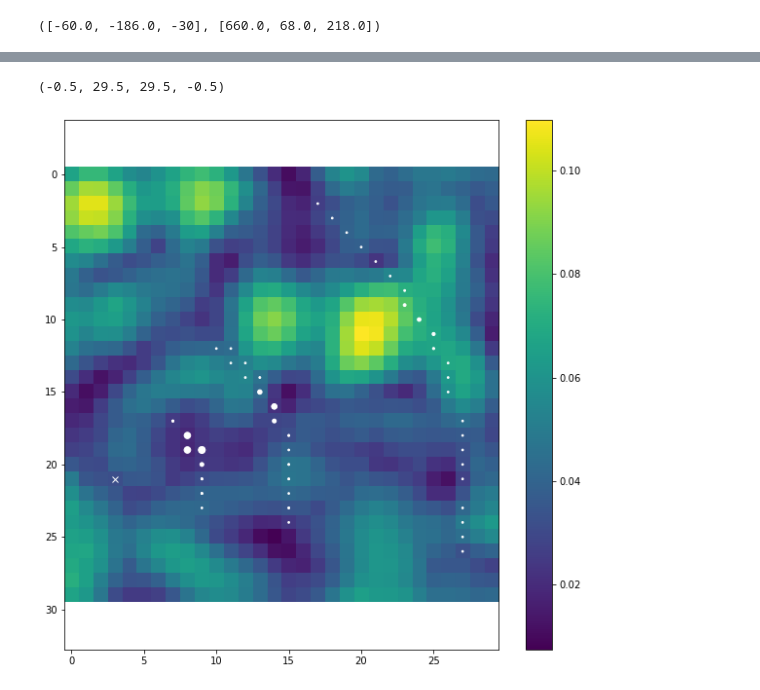
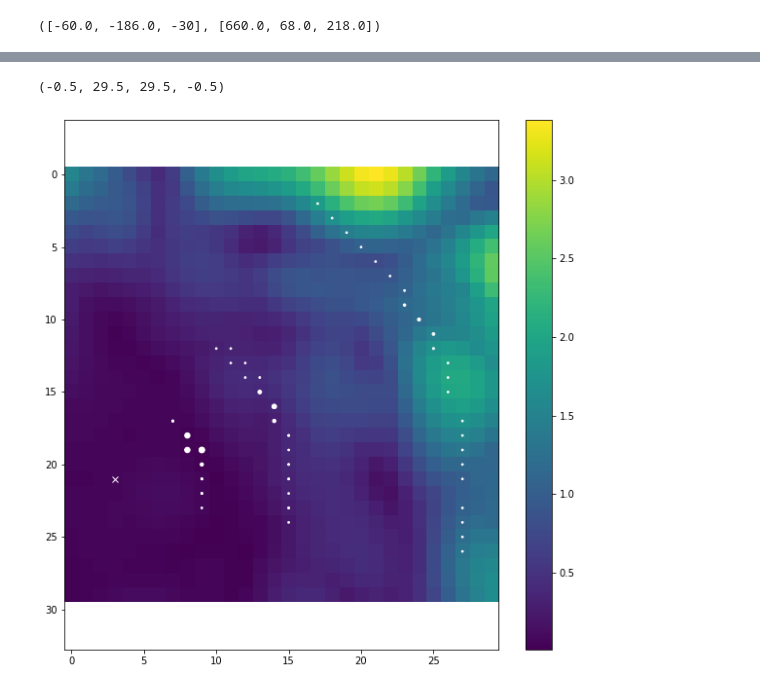
Before and after one commit to SheffieldML/advectionGPdatasets, a Jupyter notebook: juypter/Round Hill 2 example.ipynb, the cells around one changed output, grey strips where cells are left out. Saved outputs shown, nothing was run; the diff lists cells and outputs as text; code cells hidden in the pictures.

```diff
--- a/juypter/Round Hill 2 example.ipynb
+++ b/juypter/Round Hill 2 example.ipynb
@@ -46,2 +54,2 @@ plt.axis('equal')
 # %%
-Y /= np.max(Y)
+Y /= np.std(Y)
@@ -55,14 +60,14 @@ plt.hist(Y)
 # %%
 #set up our model...
-N_feat = 80 #Number of features used to infer the source
+N_feat = 800 #Number of features used to infer the source
 k = EQ(20, 1)
-res = [80,30,30]
+res = [400,30,30]
 gbs = ((np.prod(res)*len(X)*8)/1024/1024/1000)
 print("Memory usage in grid model: %0.2f Gb" % gbs)
 assert gbs<6, "TOO BIG :("
-noiseSD = 0.01
+noiseSD = 0.1
 sensors = FixedSensorModel(X,3)
-windmodel=WindSimple(rh.experiments[0].windX/1000,rh.experiments[0].windY/1000)
-k_0 = 0.01
+windmodel=WindSimple(rh.experiments[0].windX,rh.experiments[0].windY)
+k_0 = 0.1
 mInfer = Model(resolution=res,boundary=boundary,N_feat=N_feat,noiseSD=noiseSD,kernel=k,sensormodel=sensors,windmodel=windmodel,k_0=k_0) #Initiate new model for inference
 # %% [output]
@@ -149,7 +153,3 @@ plt.hist(Y)
-# %%
-meanZ, covZ = mInfer.computeZDistribution(Y) # Infers z vector mean and covariance using regressor matrix
-sourceInfer = mInfer.computeSourceFromPhi(meanZ) # Generates estimated source using mean of the inferred distribution
-concInfer=mInfer.computeConcentration(sourceInfer) # Generates estimated concentration from inferred source
 # %%
 plt.plot(meanZ)
 # %% [output]
@@ -256,10 +222,10 @@ array([[-0.4, -0.3, -0.1,  0. ,  0.1, -0.1, -0.4, -0.6, -0.6, -0.4, -0.2,
 # %%
 plt.figure(figsize=[10,10])
-plt.imshow((conc_upper_ci-conc_lower_ci)[tgrid[2],:,:])
+plt.imshow((source_upper_ci-source_lower_ci)[0,:,:])
 plt.colorbar()
 plt.plot(realsource[2],realsource[1],'xw')
-plt.scatter(Xgrid[X[:,1]==t,2],Xgrid[X[:,1]==t,1],3+Y[X[:,1]==t]*100,color='w')
+plt.scatter(Xgrid[X[:,1]==t,2],Xgrid[X[:,1]==t,1],3+Y[X[:,1]==t]*10,color='w')
 plt.axis('equal')
 # %% [output]
 (-0.5, 29.5, 29.5, -0.5)
-[figure, old version]
+[figure, new version]
```
Also changed, not shown: parts of 29 cells of this notebook, 1 other file.
